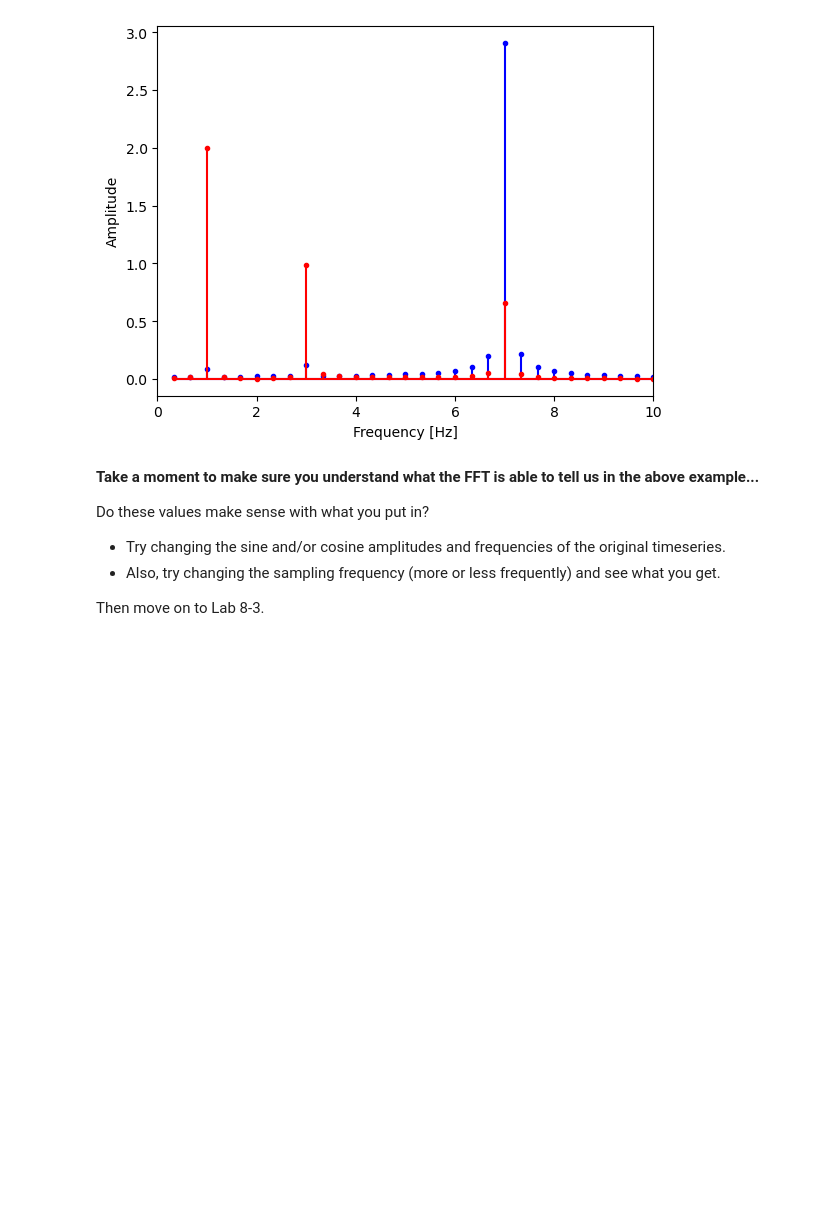
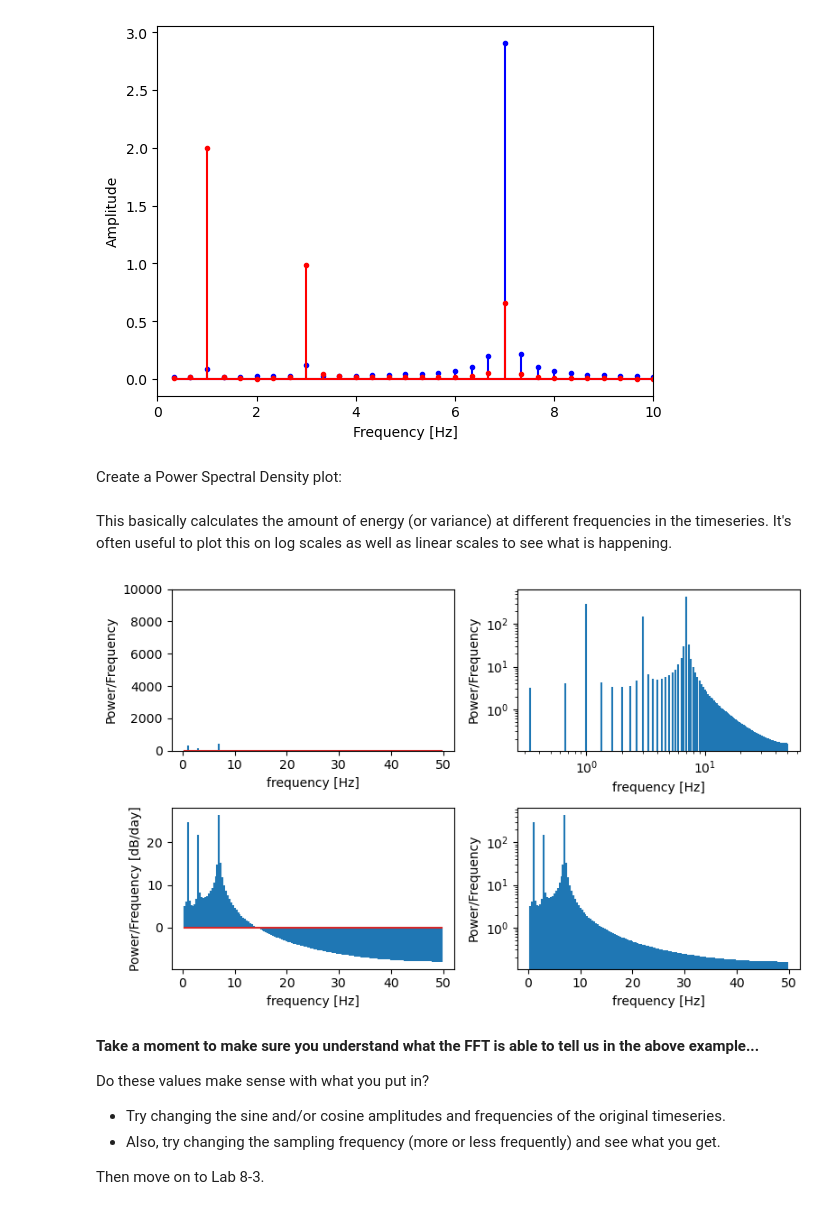
Before and after one commit to Mountain-Hydrology-Research-Group/data-analysis, a Jupyter notebook: book/modules/module8/lab8-2.ipynb, the cells around one changed output. Drawn from its saved outputs; the diff is of its cells as text; code cells hidden in the pictures; blank space fills up the shorter version.

```diff
--- a/book/modules/module8/lab8-2.ipynb
+++ b/book/modules/module8/lab8-2.ipynb
@@ -213,6 +213,39 @@ plt.ylabel('Amplitude')
 plt.xlabel('Frequency [Hz]');
 # %% [output]
 [figure]
+# %% [markdown]
+Create a Power Spectral Density plot:
+# %%
+p = np.abs(X) # take absolute value to "fold over" power for PSD
+# %% [markdown]
+This basically calculates the amount of energy (or variance) at different frequencies in the timeseries.
+It's often useful to plot this on log scales as well as linear scales to see what is happening.
+# %%
+f, ax = plt.subplots(2,2,figsize=(8,5))
+ax[0,0].stem(freqs,p[1:], markerfmt=" ")
+ax[0,0].set_ylim((0,10000)) # zoom in on the y axis
+ax[0,0].set_ylabel('Power/Frequency')
+ax[0,0].set_xlabel('frequency [Hz]')
+
+ax[0,1].stem(freqs,p[1:], markerfmt=" ")
+ax[0,1].set_xscale('log')
+ax[0,1].set_yscale('log')
+ax[0,1].set_ylabel('Power/Frequency')
+ax[0,1].set_xlabel('frequency [Hz]')
+
+
+ax[1,0].stem(freqs,10*np.log10(p[1:]), markerfmt=" ") # power in decibels
+ax[1,0].set_ylabel('Power/Frequency [dB/day]')
+ax[1,0].set_xlabel('frequency [Hz]')
+
+ax[1,1].stem(freqs,p[1:], markerfmt=" ")
+ax[1,1].set_yscale('log')
+ax[1,1].set_ylabel('Power/Frequency')
+ax[1,1].set_xlabel('frequency [Hz]')
+
+plt.tight_layout()
+# %% [output]
+[figure, added]
 # %% [markdown]
 **Take a moment to make sure you understand what the FFT is able to tell us in the above example...**
 
```
Also changed, not shown: 1 other file.
